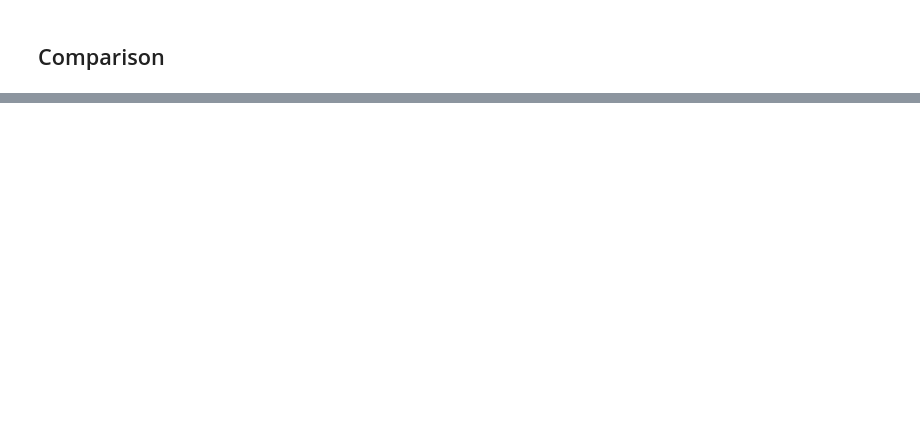
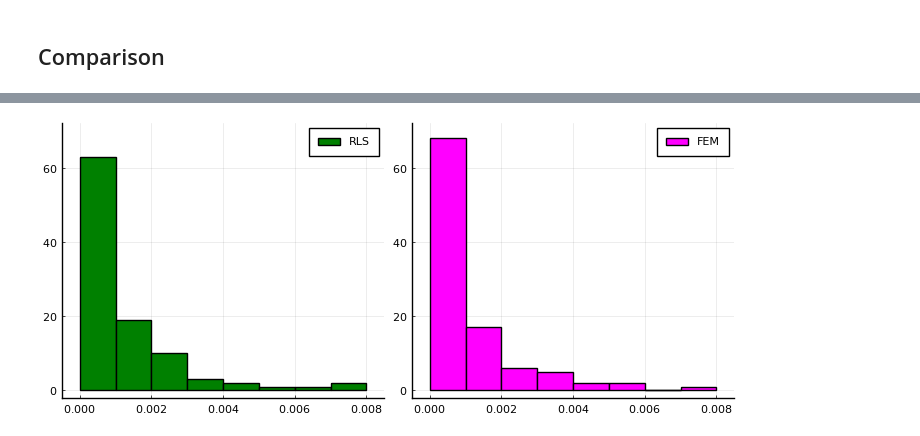
Before and after one commit to biaslab/nsi-silverbox, a Jupyter notebook: experiments-verification/experiment-NARMAX.ipynb, the cells around one changed output, grey strips where cells are left out. Drawn from its saved outputs; the diff is of its cells as text; code cells hidden in the pictures; blank space fills up the shorter version.

```diff
--- a/experiments-verification/experiment-NARMAX.ipynb
+++ b/experiments-verification/experiment-NARMAX.ipynb
@@ -377,0 +388,7 @@ scatter!(ts:T,
+# %%
+yl = [0, 70]
+p1 = histogram(sqerror_RLS, color="green", label="RLS", ylims=yl)
+p2 = histogram(sqerror_FEM, color="magenta", label="FEM", ylims=yl)
+plot(p1,p2, layout=(1,2), size=(700,300))
+# %% [output]
+[figure, added]
```
Also changed, not shown: parts of 16 cells of this notebook.
